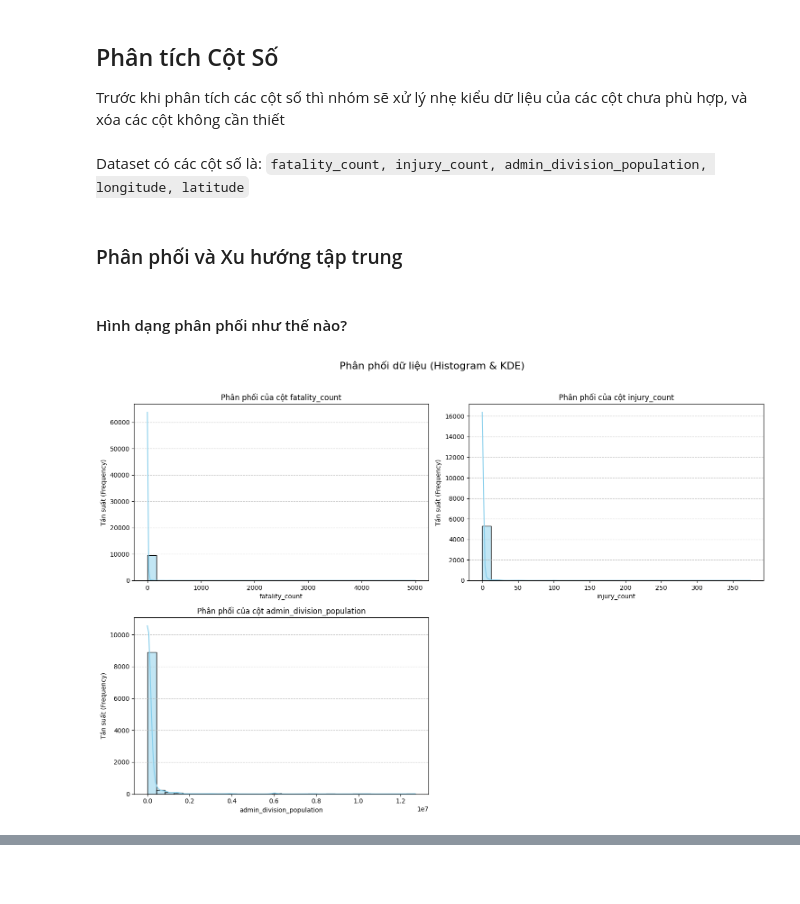
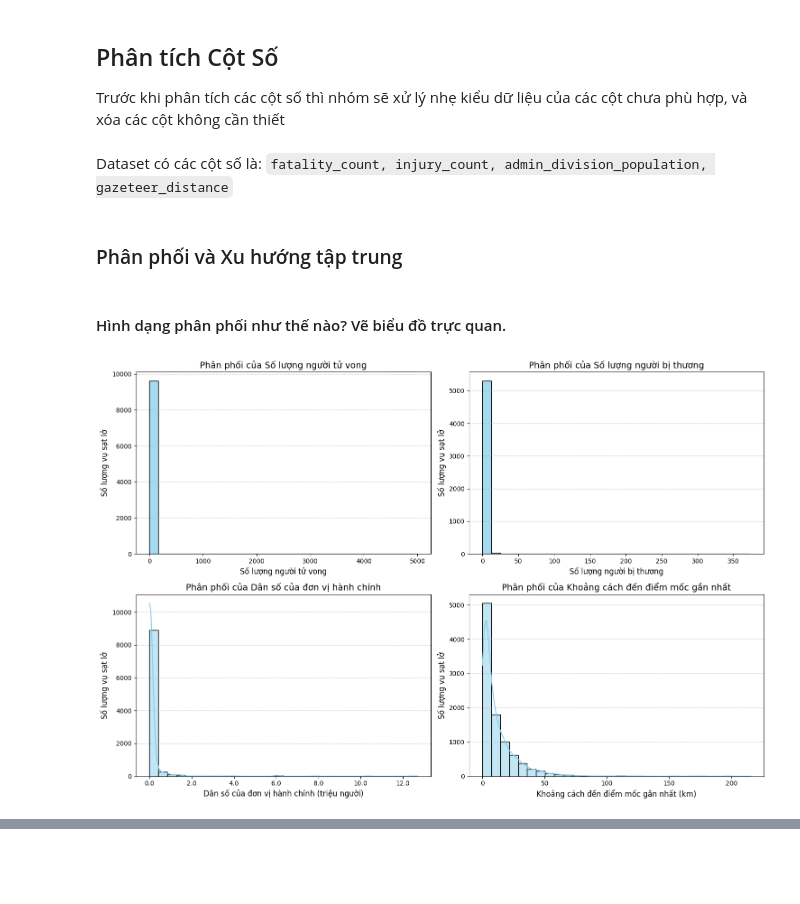
Before and after one commit to tientien01/Global-Landslide-Catalog-NASA-Analysis, a Jupyter notebook: notebook/02_data_exploration.ipynb, the cells around one changed output, grey strips where cells are left out. Drawn from its saved outputs; the diff is of its cells as text; code cells hidden in the pictures.

```diff
--- a/notebook/02_data_exploration.ipynb
+++ b/notebook/02_data_exploration.ipynb
@@ -213,66 +206,63 @@ Các cột có kiểu dữ liệu không phù hợp là:
 ## Phân tích Cột Số
 Trước khi phân tích các cột số thì nhóm sẽ xử lý nhẹ kiểu dữ liệu của các cột chưa phù hợp, và xóa các cột không cần thiết
 # %%
-# Xử lý cột Thời gian (Chuyển từ object sang datetime)
-date_cols = ['event_date', 'submitted_date', 'created_date', 'last_edited_date']
-
-for col in date_cols:
-    df[col] = pd.to_datetime(df[col], format='mixed', dayfirst=False, errors='coerce')
-
-# Xử lý các cột ID (Chuyển từ int64 sang object)
-id_cols = ['event_id', 'event_import_id']
-
-for col in id_cols:
-    df[col] = df[col].astype(str)
-
 # Thực hiện loại bỏ các cột không cần thiết
 cols_to_drop = [
     'event_import_id', 'event_import_source',
     'created_date', 'submitted_date', 'last_edited_date',
     'source_link', 'photo_link', 'storm_name',
     'country_code', 'event_time', 'notes',
-    'gazeteer_closest_point', 'gazeteer_distance'
 ]
 
 df.drop(columns=cols_to_drop, inplace=True, errors='ignore')
+
+# Xử lý cột Thời gian (Chuyển từ object sang datetime)
+df['event_date'] = pd.to_datetime(df['event_date'], format='mixed', dayfirst=False, errors='coerce')
 # %% [markdown]
-Dataset có các cột số là: `fatality_count, injury_count, admin_division_population, longitude, latitude`
+Dataset có các cột số là: `fatality_count, injury_count, admin_division_population, gazeteer_distance`
 # %% [markdown]
 ### Phân phối và Xu hướng tập trung
 # %% [markdown]
-#### Hình dạng phân phối như thế nào?
+#### Hình dạng phân phối như thế nào? Vẽ biểu đồ trực quan.
 # %%
-# 1. Danh sách các cột cần vẽ
-cols_to_plot = [
-    'fatality_count',
-    'injury_count',
-    'admin_division_population',
-]
+# Hàm format tick: chia 1.000.000 để chuyển sang đơn vị triệu
+def millions(x, pos):
+    return '{:,.1f}'.format(x / 1_000_000)
+
+# Danh sách các cột cần vẽ
+cols_to_plot = {
+    'fatality_count': 'Số lượng người tử vong',
+    'injury_count': 'Số lượng người bị thương',
+    'admin_division_population' : 'Dân số của đơn vị hành chính',
+    'gazeteer_distance' : 'Khoảng cách đến điểm mốc gần nhất'
+}
 
 n_cols = 2
-n_rows = math.ceil(len(cols_to_plot) / n_cols)
+n_rows = 2
 
 plt.figure(figsize=(15, 5 * n_rows))
-plt.suptitle('Phân phối dữ liệu (Histogram & KDE)', fontsize=16, y=1.02)
 
-for i, col in enumerate(cols_to_plot):
+for i, (col, col_name) in enumerate(cols_to_plot.items()):
     # Tạo vị trí cho từng biểu đồ
     ax = plt.subplot(n_rows, n_cols, i + 1)
 
-    sns.histplot(df[col].dropna(), kde=True, bins=30, color='skyblue', edgecolor='black', ax=ax)
-
+    if col == 'gazeteer_distance':
+        sns.histplot(df[col].dropna(), kde=True, bins=30, color='skyblue', edgecolor='black', ax=ax)
+        plt.xlabel(col_name + ' (km)', fontsize=12)
+    elif col == 'admin_division_population':
+        sns.histplot(df[col].dropna(), kde=True, bins=30, color='skyblue', edgecolor='black', ax=ax)
+        ax.xaxis.set_major_formatter(FuncFormatter(millions))
+        plt.xlabel(col_name + ' (triệu người)', fontsize=12)
+    else:
+        sns.histplot(df[col].dropna(), bins=30, color='skyblue', edgecolor='black', ax=ax)
+        plt.xlabel(col_name, fontsize=12)
     # Trang trí
-    plt.title(f'Phân phối của cột {col}')
-    plt.xlabel(col)
-    plt.ylabel('Tần suất (Frequency)')
+    plt.title(f'Phân phối của {col_name}', fontsize=14)
+    plt.ylabel('Số lượng vụ sạt lở', fontsize=12)
 
     plt.grid(axis='y', linestyle='--', alpha=0.7)
 
-# Xóa biểu đồ trống (nếu có) ở vị trí cuối cùng
-if len(cols_to_plot) % n_cols != 0:
-    plt.delaxes(plt.subplot(n_rows, n_cols, len(cols_to_plot) + 1))
-
 plt.tight_layout()
 plt.show()
 # %% [output]
-[figure, old version]
+[figure, new version]
```
Also changed, not shown: parts of 44 cells of this notebook.
